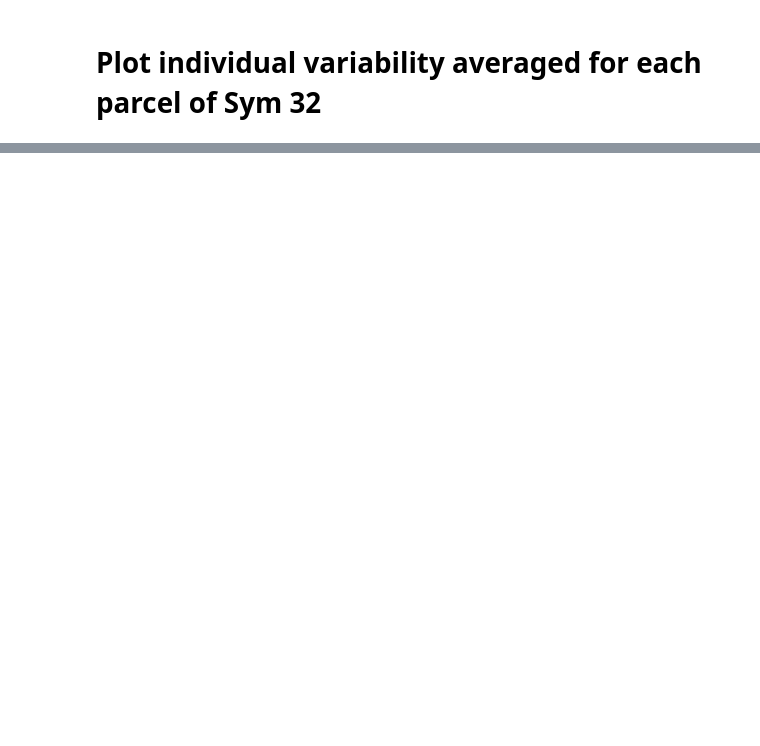
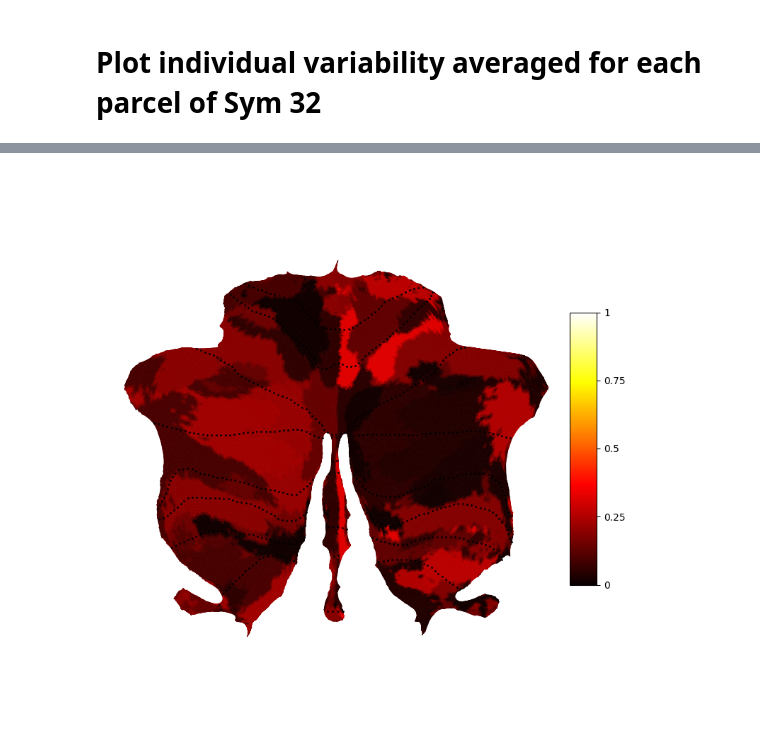
Before and after one commit to DiedrichsenLab/ProbabilisticParcellation, a Jupyter notebook: scripts/atlas_paper/individual_variability.ipynb, the cells around one changed output, grey strips where cells are left out. Drawn from its saved outputs; the diff is of its cells as text; code cells hidden in the pictures; blank space fills up the shorter version.

```diff
--- a/scripts/atlas_paper/individual_variability.ipynb
+++ b/scripts/atlas_paper/individual_variability.ipynb
@@ -107,0 +113,20 @@ plt.savefig(figure_path + 'Individual_variability_mdtb.png',
+# %%
+# Fill in the mean correlation for each parcel
+show_corr = mean_corr[3]
+
+sym_map = np.zeros(surf_parcel.shape) * np.nan
+sym_map[surf_parcel > 0] = show_corr[surf_parcel[surf_parcel > 0] - 1]
+
+# Plot the symmetry map
+plt.figure(figsize=(10, 10))
+suit.flatmap.plot(sym_map,
+                  render='matplotlib',
+                  overlay_type='func',
+                  new_figure=False,
+                  colorbar=True,
+                  cscale=(0,1),
+                  cmap='hot')
+plt.savefig(figure_path + 'Individual_variability_mdtb.png',
+            dpi=300, bbox_inches='tight')
+# %% [output]
+[figure, added]
```
Also changed, not shown: parts of 4 cells of this notebook, 6 other files.
